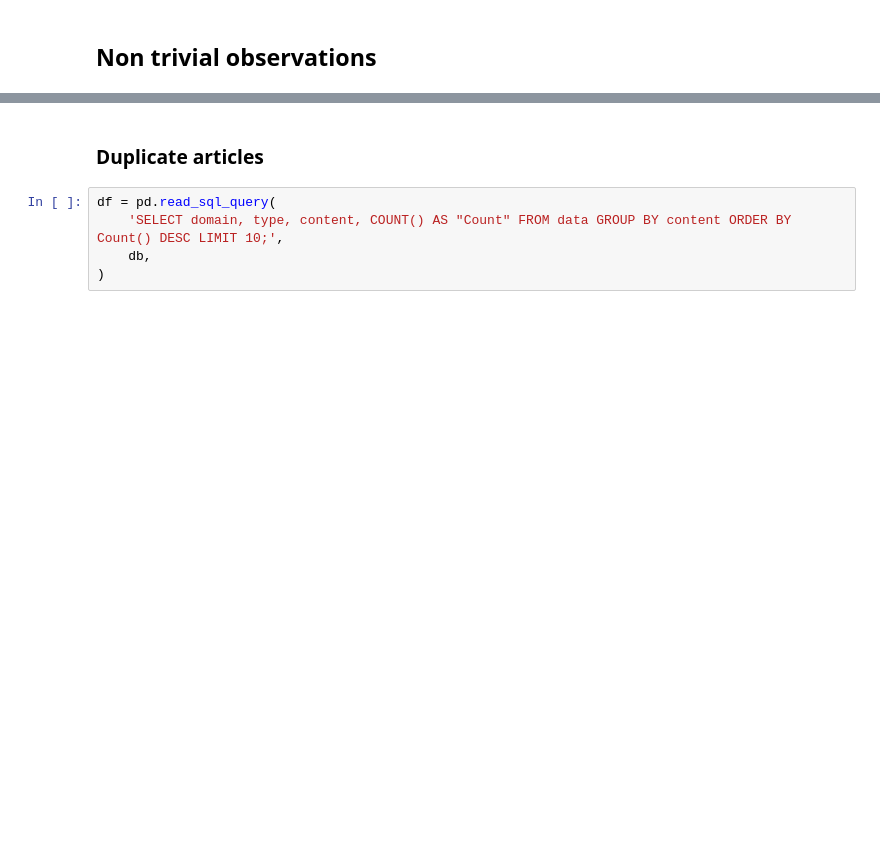
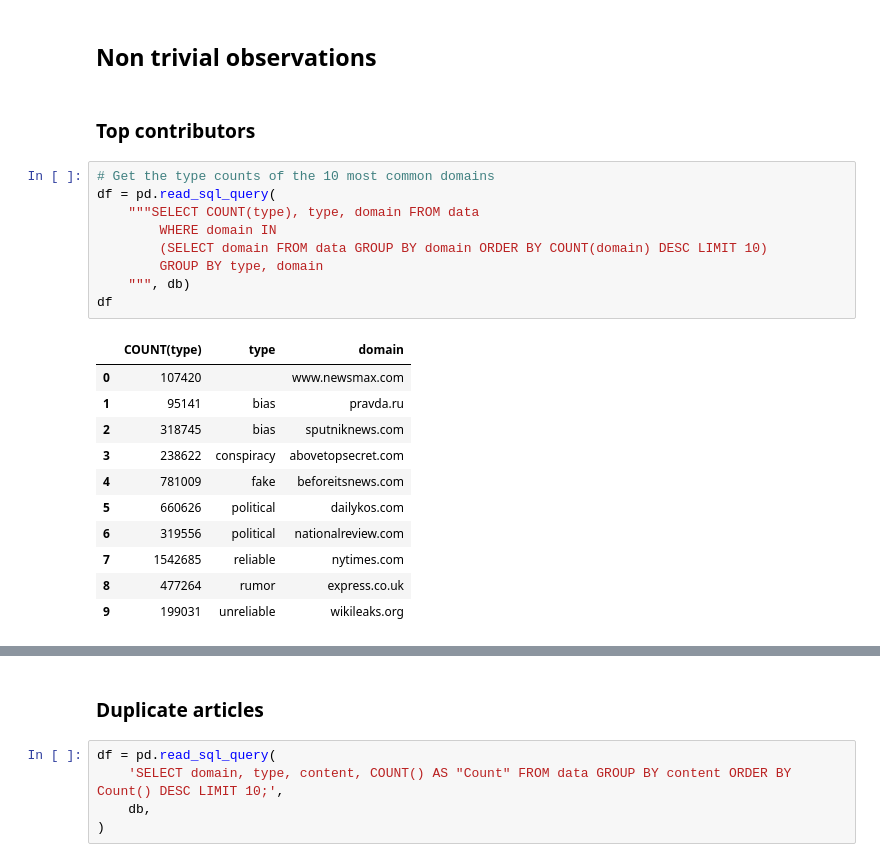
Before and after one commit to KristianDamPedersen/fakenewsproject, a Jupyter notebook: notebooks/data_exploration_final.ipynb, the cells around one changed output, grey strips where cells are left out. Cells and saved outputs as stored; diff of their text form; blank space fills up the shorter version.

```diff
--- a/notebooks/data_exploration_final.ipynb
+++ b/notebooks/data_exploration_final.ipynb
@@ -115,2 +135,25 @@ Text(0.5, 1.0, 'Number of articles per domain')
 # %% [markdown]
 ## Non trivial observations
+# %% [markdown]
+### Top contributors
+# %%
+# Get the type counts of the 10 most common domains
+df = pd.read_sql_query(
+    """SELECT COUNT(type), type, domain FROM data
+        WHERE domain IN
+        (SELECT domain FROM data GROUP BY domain ORDER BY COUNT(domain) DESC LIMIT 10)
+        GROUP BY type, domain
+    """, db)
+df
+# %% [output]
+|  | COUNT(type) | type | domain |
+| 0 | 107420 |  | www.newsmax.com |
+| 1 | 95141 | bias | pravda.ru |
+| 2 | 318745 | bias | sputniknews.com |
+| 3 | 238622 | conspiracy | abovetopsecret.com |
+| 4 | 781009 | fake | beforeitsnews.com |
+| 5 | 660626 | political | dailykos.com |
+| 6 | 319556 | political | nationalreview.com |
+| 7 | 1542685 | reliable | nytimes.com |
+| 8 | 477264 | rumor | express.co.uk |
+| 9 | 199031 | unreliable | wikileaks.org |
```
Also changed, not shown: parts of 11 cells of this notebook, 1 other file.
